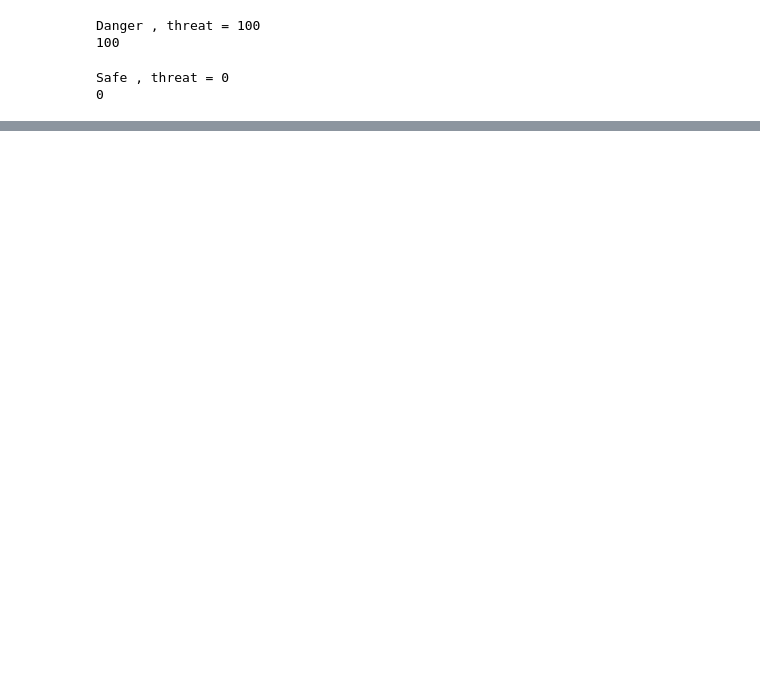
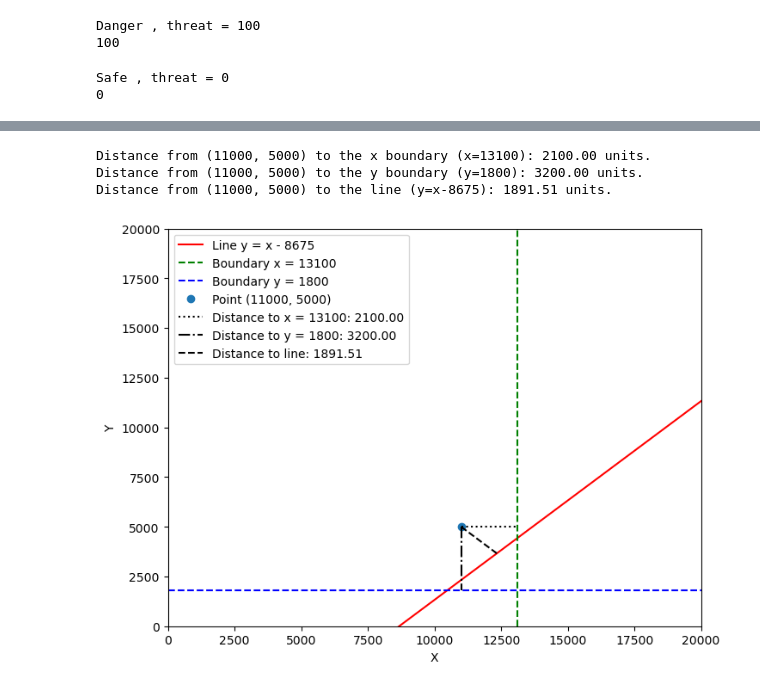
Before and after one commit to EmmsDK/DataProcessing, a Jupyter notebook: sectionFunctions.ipynb, the cells around one changed output, grey strips where cells are left out. Saved outputs shown, nothing was run; the diff lists cells and outputs as text; code cells hidden in the pictures; blank space fills up the shorter version.

```diff
--- a/sectionFunctions.ipynb
+++ b/sectionFunctions.ipynb
@@ -1209,0 +1269,70 @@ Safe , threat = 0
+# %%
+import numpy as np
+import matplotlib.pyplot as plt
+
+# Line equation parameters for y = x - 8675
+A, B, C = -1, 1, 8675
+
+# Function to calculate the distance to the area with new criteria
+def distances_to_botlane(x0, y0):
+    # Calculate distances to each boundary
+    dist_x = 13100 - x0 if x0 < 13100 else 0
+    dist_y = y0 - 1800 if y0 > 1800 else 0
+
+    # Calculate distance to the line
+    dist_line = abs(A*x0 + B*y0 + C) / np.sqrt(A**2 + B**2)
+
+    # Calculate the closest point on the line
+    denom = A**2 + B**2
+    x_closest_line = (B*(B*x0 - A*y0) - A*C) / denom
+    y_closest_line = (A*(-B*x0 + A*y0) - B*C) / denom
+
+    # Points on each boundary closest to the given coordinate
+    closest_point_x = (13100, y0)
+    closest_point_y = (x0, 1800)
+    closest_point_line = (x_closest_line, y_closest_line)
+
+    return dist_x, dist_y, dist_line, closest_point_x, closest_point_y, closest_point_line
+
+# Example point
+x0, y0 = 11000, 5000
+
+# Calculate distances and closest points
+dist_x, dist_y, dist_line, closest_point_x, closest_point_y, closest_point_line = distances_to_botlane(x0, y0)
+
+# Print distances
+print(f"Distance from ({x0}, {y0}) to the x boundary (x=13100): {dist_x:.2f} units.")
+print(f"Distance from ({x0}, {y0}) to the y boundary (y=1800): {dist_y:.2f} units.")
+print(f"Distance from ({x0}, {y0}) to the line (y=x-8675): {dist_line:.2f} units.")
+
+# Define the line and boundary for plotting
+x_line = np.array([0, 20000])
+y_line = x_line - 8675
+x_boundary = np.array([13100, 13100])
+y_boundary = np.array([0, 20000])
+y_boundary_line = np.array([1800, 1800])
+x_range = np.array([0, 20000])
+
+# Plotting
+fig, ax = plt.subplots(figsize=(8, 6))
+ax.plot(x_line, y_line, '-r', label='Line y = x - 8675')
+ax.plot(x_boundary, y_boundary, '--g', label='Boundary x = 13100')
+ax.plot(x_range, y_boundary_line, '--b', label='Boundary y = 1800')
+ax.plot(x0, y0, 'o', label=f'Point ({x0}, {y0})')
+
+# Draw lines to each closest boundary/line
+ax.plot([x0, closest_point_x[0]], [y0, closest_point_x[1]], 'k:', label=f'Distance to x = 13100: {dist_x:.2f}')
+ax.plot([x0, closest_point_y[0]], [y0, closest_point_y[1]], 'k-.', label=f'Distance to y = 1800: {dist_y:.2f}')
+ax.plot([x0, closest_point_line[0]], [y0, closest_point_line[1]], 'k--', label=f'Distance to line: {dist_line:.2f}')
+
+ax.set_xlim([0, 20000])
+ax.set_ylim([0, 20000])
+ax.set_xlabel('X')
+ax.set_ylabel('Y')
+ax.legend()
+plt.show()
+# %% [output]
+Distance from (11000, 5000) to the x boundary (x=13100): 2100.00 units.
+Distance from (11000, 5000) to the y boundary (y=1800): 3200.00 units.
+Distance from (11000, 5000) to the line (y=x-8675): 1891.51 units.
+[figure, added]
```
Also changed, not shown: parts of 3 cells of this notebook.
